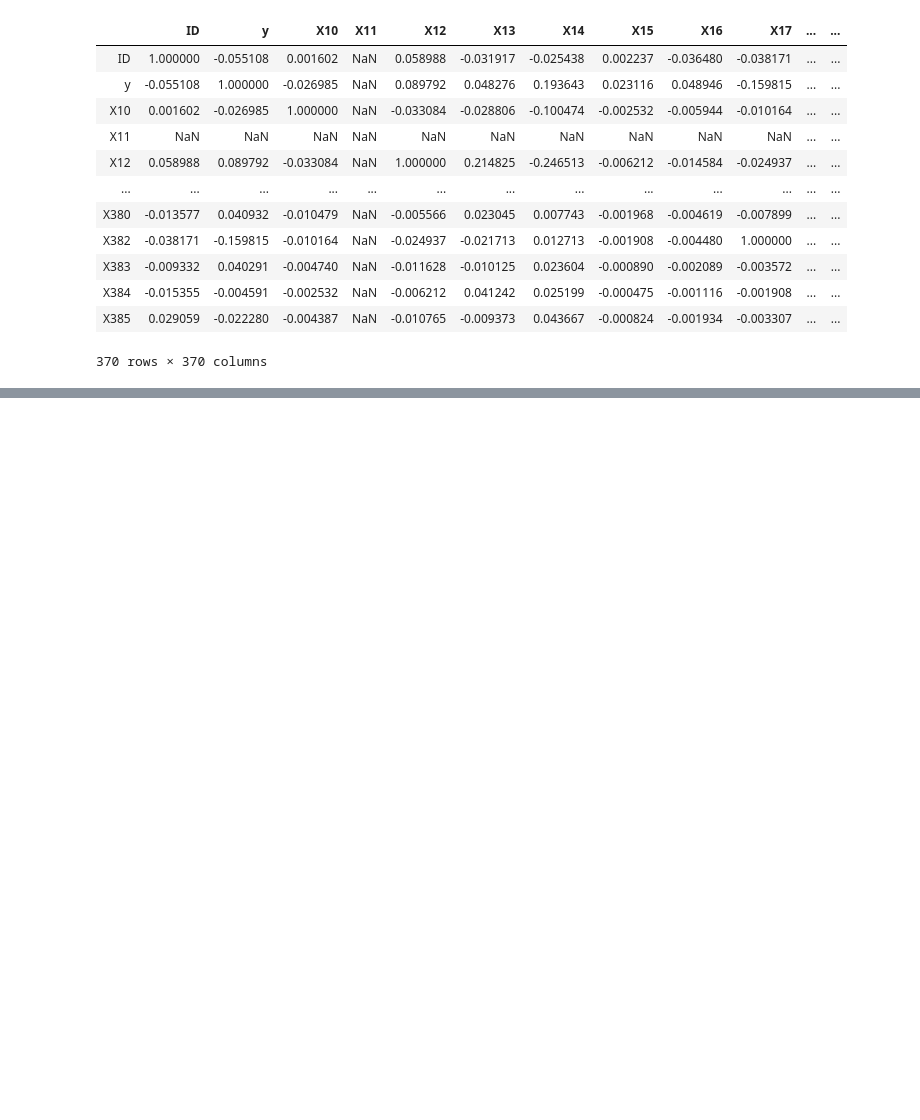
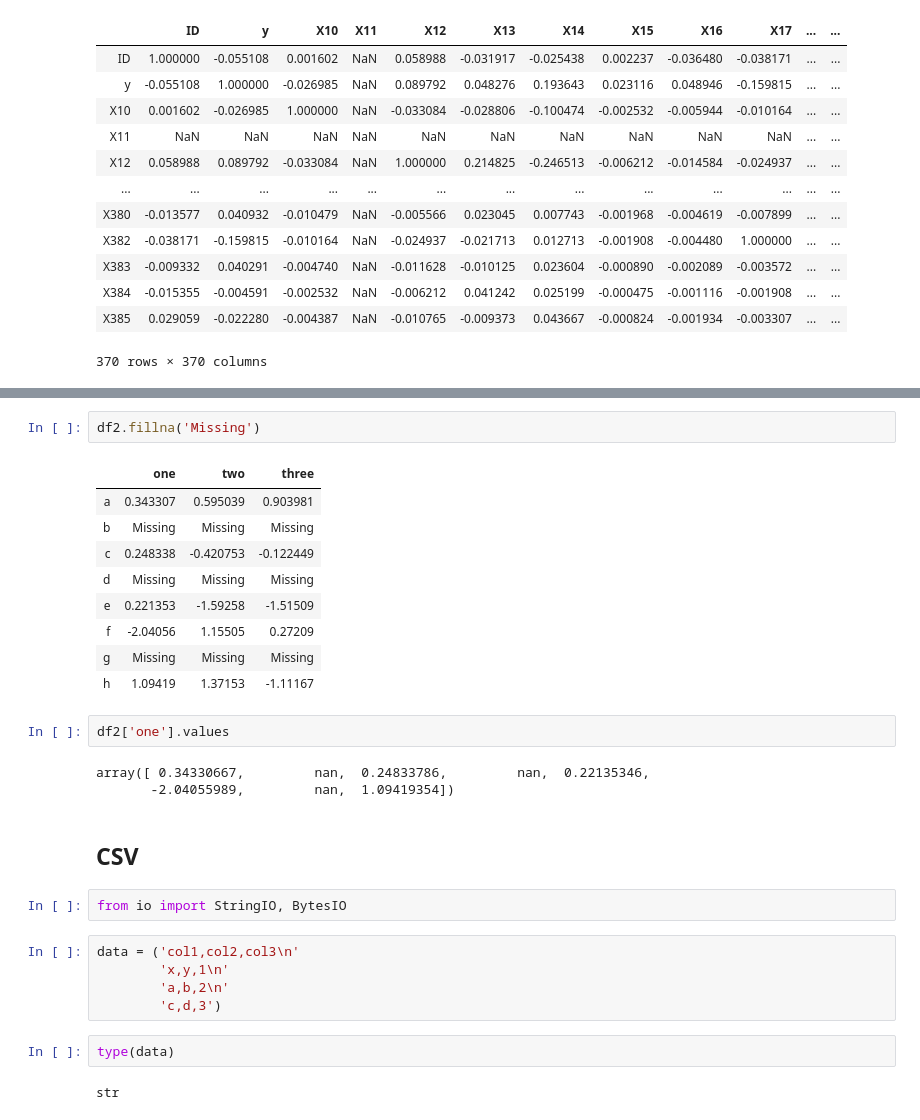
Before and after one commit to Priya-088/Complete_ML, a Jupyter notebook: Pandas.ipynb, the cells around one changed output, grey strips where cells are left out. Drawn from its saved outputs; the diff is of its cells as text; blank space fills up the shorter version.

```diff
--- a/Pandas.ipynb
+++ b/Pandas.ipynb
@@ -165,0 +256,30 @@ df.corr()
+# %%
+df2.fillna('Missing')
+# %% [output]
+|  | one | two | three |
+| a | 0.343307 | 0.595039 | 0.903981 |
+| b | Missing | Missing | Missing |
+| c | 0.248338 | -0.420753 | -0.122449 |
+| d | Missing | Missing | Missing |
+| e | 0.221353 | -1.59258 | -1.51509 |
+| f | -2.04056 | 1.15505 | 0.27209 |
+| g | Missing | Missing | Missing |
+| h | 1.09419 | 1.37153 | -1.11167 |
+# %%
+df2['one'].values
+# %% [output]
+array([ 0.34330667,         nan,  0.24833786,         nan,  0.22135346,
+       -2.04055989,         nan,  1.09419354])
+# %% [markdown]
+## CSV
+# %%
+from io import StringIO, BytesIO
+# %%
+data = ('col1,col2,col3\n'
+        'x,y,1\n'
+        'a,b,2\n'
+        'c,d,3')
+# %%
+type(data)
+# %% [output]
+str
```
Also changed, not shown: parts of 55 cells of this notebook, 1 other file.
